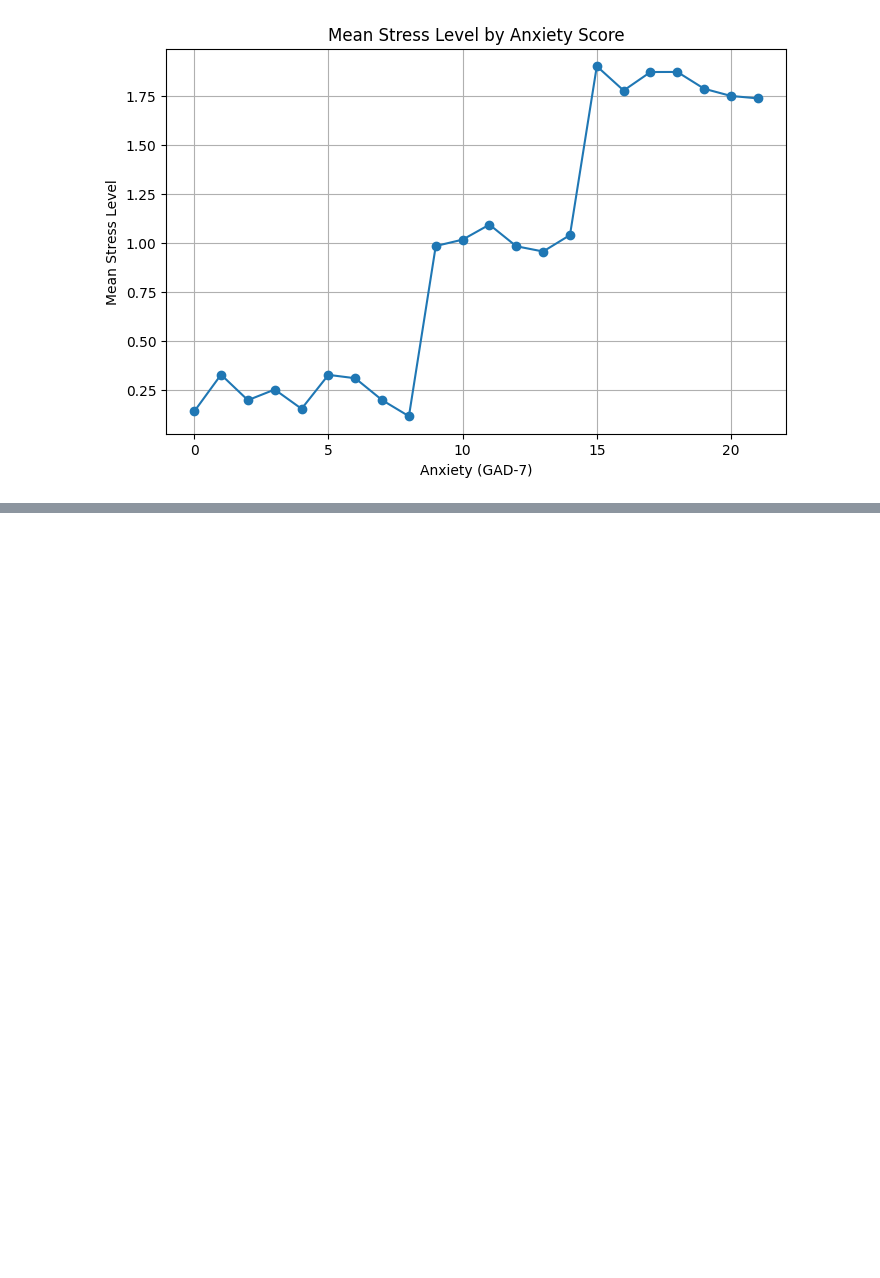
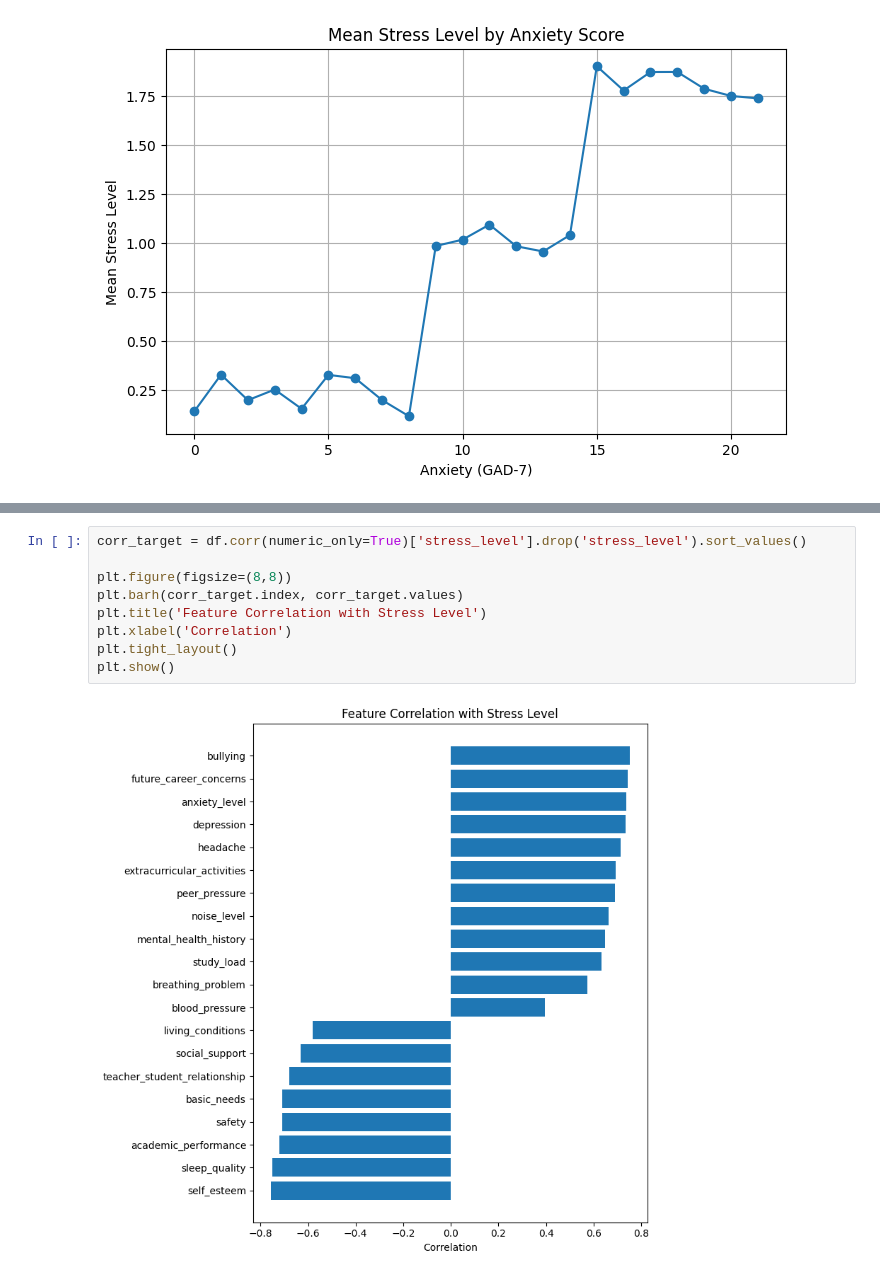
Before and after one commit to stud-mon/stud-mon, a Jupyter notebook: notebooks/data_exploration.ipynb, the cells around one changed output, grey strips where cells are left out. Cells and saved outputs as stored; diff of their text form; blank space fills up the shorter version.

```diff
--- a/notebooks/data_exploration.ipynb
+++ b/notebooks/data_exploration.ipynb
@@ -145,0 +180,11 @@ plt.show()
+# %%
+corr_target = df.corr(numeric_only=True)['stress_level'].drop('stress_level').sort_values()
+
+plt.figure(figsize=(8,8))
+plt.barh(corr_target.index, corr_target.values)
+plt.title('Feature Correlation with Stress Level')
+plt.xlabel('Correlation')
+plt.tight_layout()
+plt.show()
+# %% [output]
+[figure, added]
```
Also changed, not shown: parts of 4 cells of this notebook, 1 other file.
